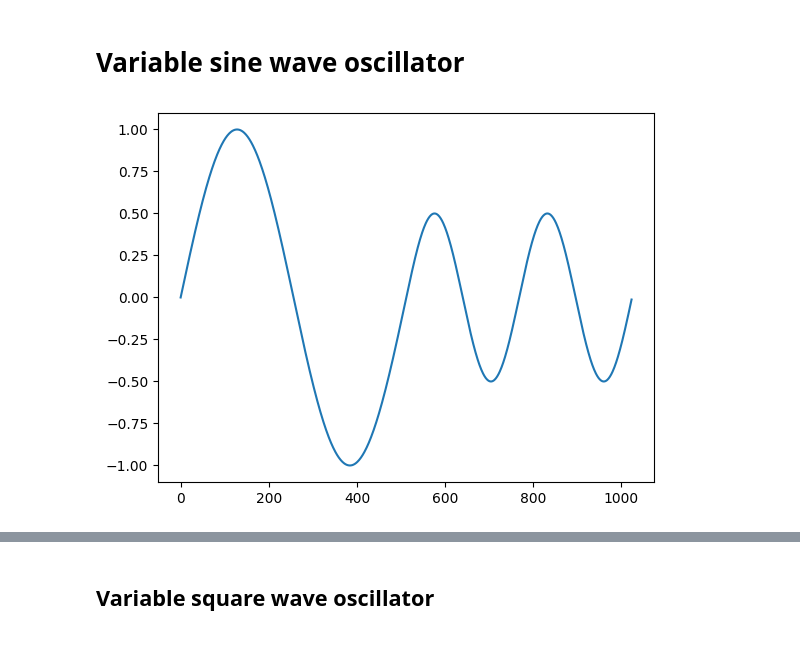
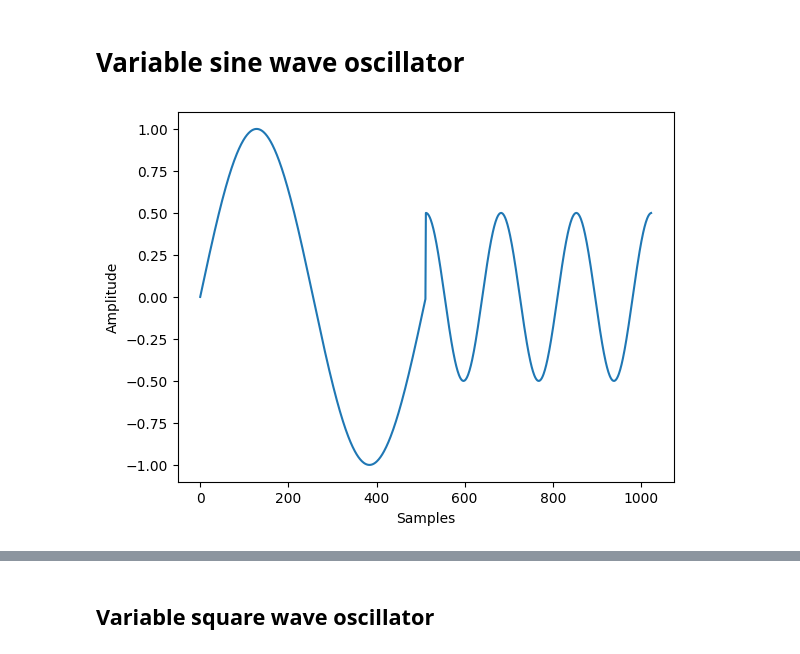
Before and after one commit to rasigle/sonicrack, a Jupyter notebook: examples/oscillators_v3_variable.ipynb, the cells around one changed output, grey strips where cells are left out. Drawn from its saved outputs; the diff is of its cells as text; code cells hidden in the pictures.

```diff
--- a/examples/oscillators_v3_variable.ipynb
+++ b/examples/oscillators_v3_variable.ipynb
@@ -2,18 +2,22 @@
 # Variable sine wave oscillator
 # %%
 import matplotlib.pyplot as plt
-from src.engine.oscillators import SineOscillator, SquareOscillator, SawtoothOscillator, TriangleOscillator
 
-# Create a sine wave oscillator
+from src.engine.oscillators import SineOscillator
+
 osc = SineOscillator(freq=1, amp=1, phase=0, sample_rate=512)
+samples1 = osc.get_samples(n=512)
 
-# Get 512 samples from the oscillator
-samples1 = osc.get_samples(n=512)
-osc.freq = 2
+# changing parameters of the oscillator and get additional samples
+osc.freq = 3
 osc.amp = 0.5
+osc.phase = 90
 samples2 = osc.get_samples(n=512)
 samples = samples1 + samples2
+
+plt.ylabel("Amplitude")
+plt.xlabel("Samples")
 plt.plot(samples)
 plt.show()
 # %% [output]
-[figure, old version]
+[figure, new version]
```
Also changed, not shown: parts of 8 cells of this notebook, 23 other files.
